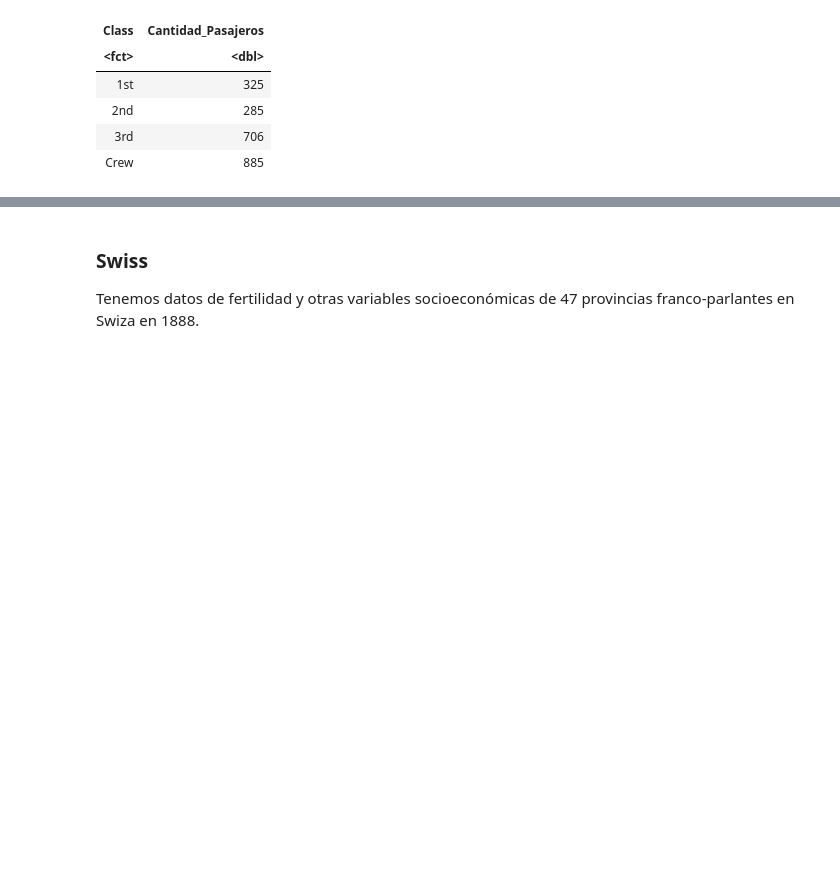
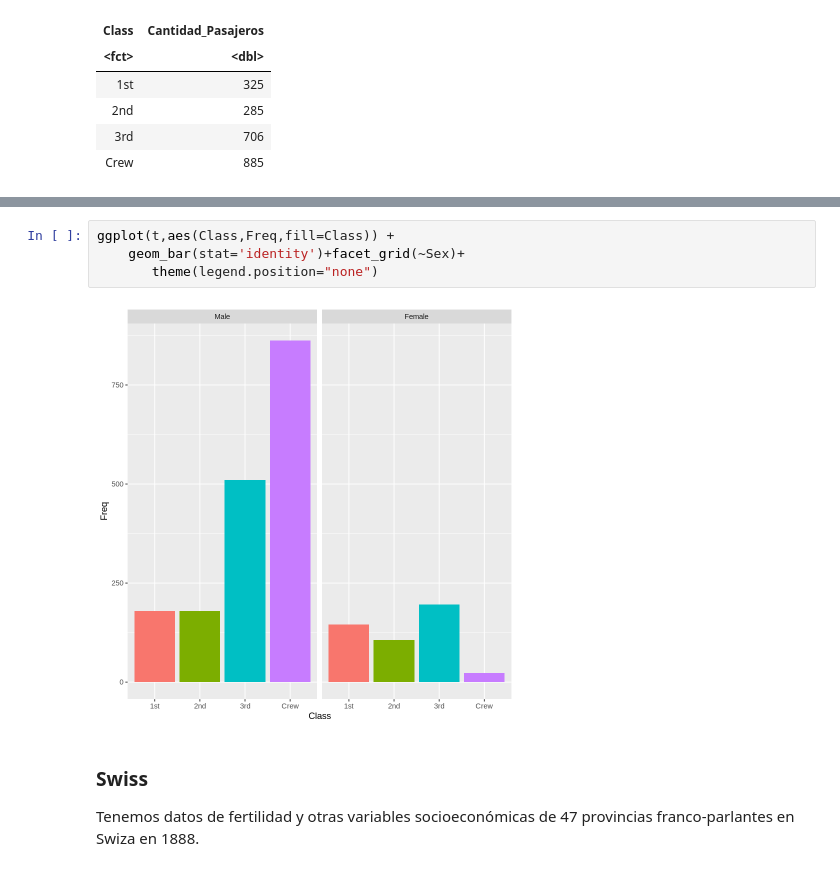
Before and after one commit to Skalas/Matematicas-computacionales-fall2020, a Jupyter notebook: alumnos/anacris2802/Tarea R.ipynb, the cells around one changed output, grey strips where cells are left out. Saved outputs shown, nothing was run; the diff lists cells and outputs as text; blank space fills up the shorter version.

```diff
--- a/alumnos/anacris2802/Tarea R.ipynb
+++ b/alumnos/anacris2802/Tarea R.ipynb
@@ -144,3 +153,9 @@ ggplot(t,aes(Freq, fill=Survived)) +
+# %%
+ggplot(t,aes(Class,Freq,fill=Class)) +
+    geom_bar(stat='identity')+facet_grid(~Sex)+
+       theme(legend.position="none")
+# %% [output]
+[figure, added]
 # %% [markdown]
 ### Swiss
 
```
Also changed, not shown: parts of 14 cells of this notebook.
